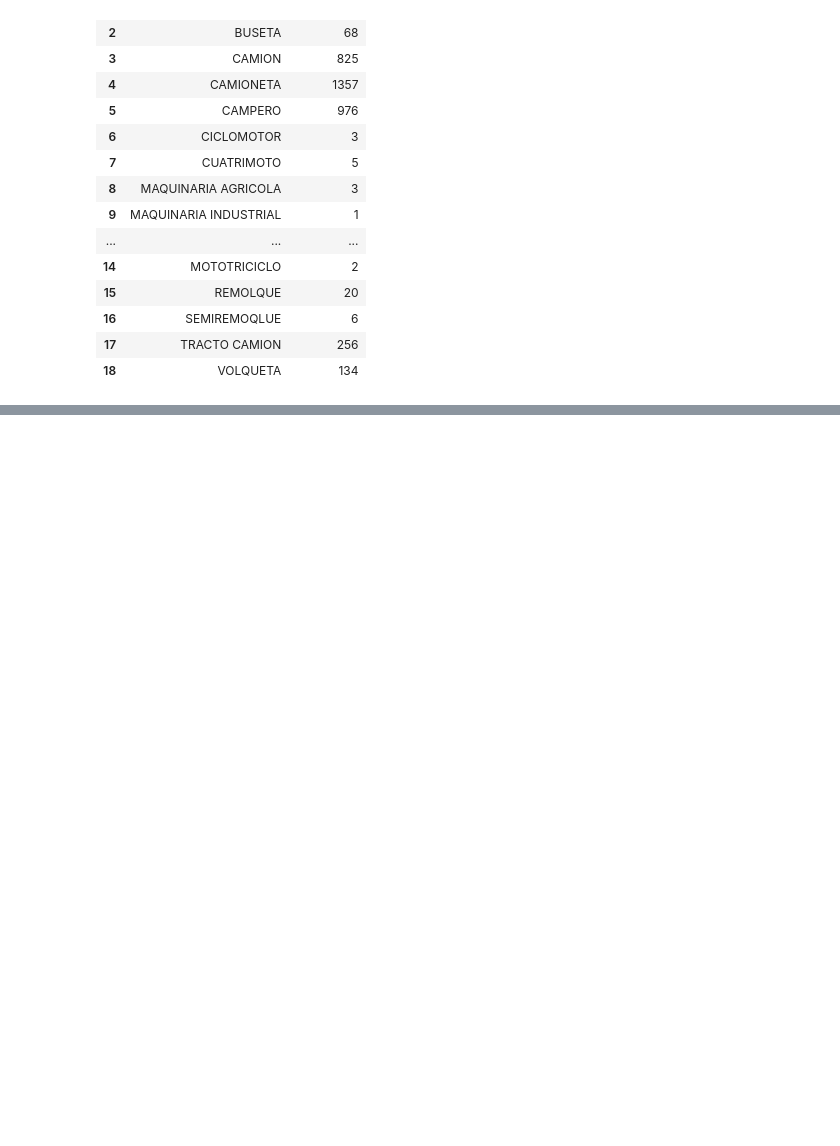
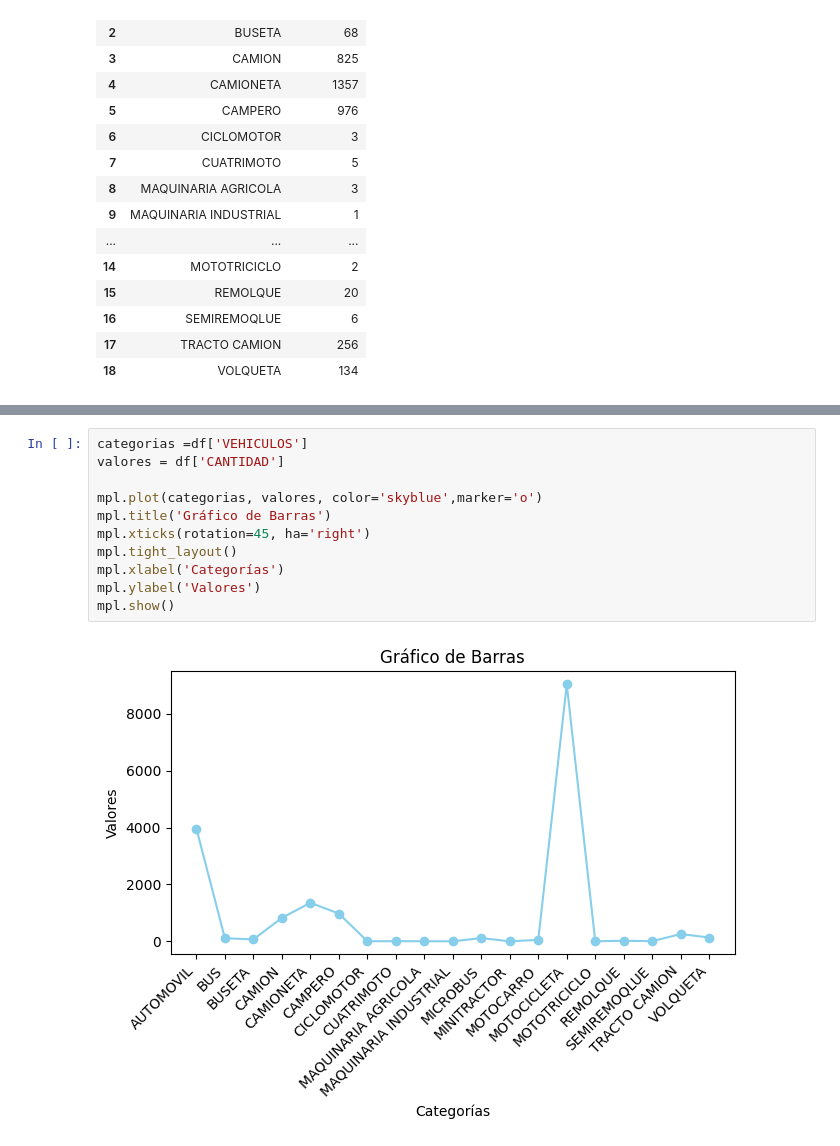
Before and after one commit to camilin8762/jupyter, a Jupyter notebook: ARIZA1/proyecto.ipynb, the cells around one changed output, grey strips where cells are left out. Drawn from its saved outputs; the diff is of its cells as text; blank space fills up the shorter version.

```diff
--- a/ARIZA1/proyecto.ipynb
+++ b/ARIZA1/proyecto.ipynb
@@ -136,0 +200,13 @@ data
+# %%
+categorias =df['VEHICULOS']
+valores = df['CANTIDAD']
+
+mpl.plot(categorias, valores, color='skyblue',marker='o')
+mpl.title('Gráfico de Barras')
+mpl.xticks(rotation=45, ha='right')
+mpl.tight_layout()
+mpl.xlabel('Categorías')
+mpl.ylabel('Valores')
+mpl.show()
+# %% [output]
+[figure, added]
```
Also changed, not shown: parts of 7 cells of this notebook.
